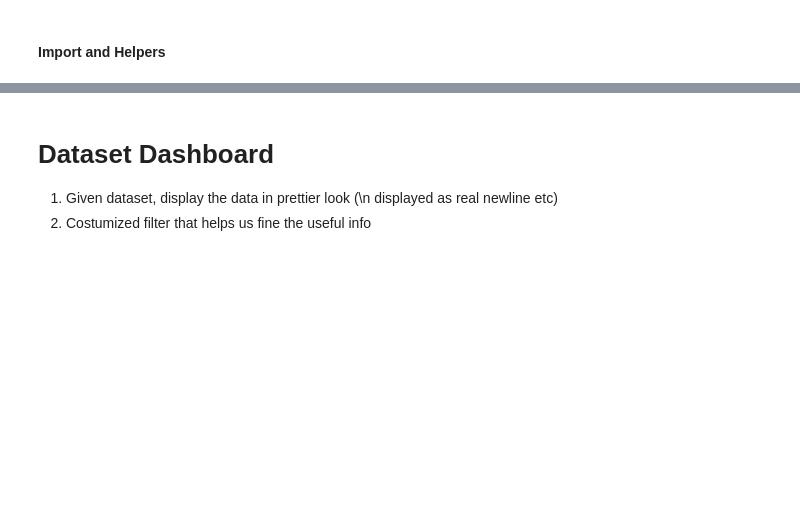
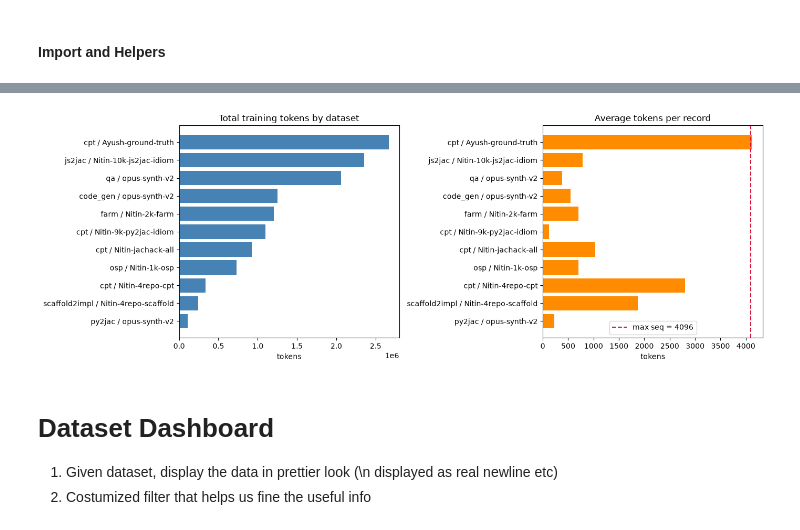
Before and after one commit to RUI030/JacCoder, a Jupyter notebook: script/notebook/dataset.ipynb, the cells around one changed output, grey strips where cells are left out. Drawn from its saved outputs; the diff is of its cells as text; code cells hidden in the pictures; blank space fills up the shorter version.

```diff
--- a/script/notebook/dataset.ipynb
+++ b/script/notebook/dataset.ipynb
@@ -26,0 +34,6 @@ def match(meta, flt):
+# %%
+DATASET_ROOT    = Path("../../dataset")
+TOKENIZER_NAME  = "ornith-ai/Ornith-1.5-9B"
+EXACT_TOKENS    = True
+MAX_SEQ_LENGTH  = 4096
+TOKEN_BATCH_SIZE = 256
@@ -27,3 +134,19 @@ def match(meta, flt):
+# %%
+plot_df = overview_df.sort_values("Total tokens")
+labels = plot_df["Task type"] + " / " + plot_df["Dataset"]
+fig, axes = plt.subplots(1, 2, figsize=(14, max(5, len(plot_df) * 0.45)))
+axes[0].barh(labels, plo t_df["Total tokens"], color="steelblue")
+axes[0].set_title("Total training tokens by dataset")
+axes[0].set_xlabel("tokens")
+axes[1].barh(labels, plot_df["Avg. #tokens"], color="darkorange")
+axes[1].axvline(MAX_SEQ_LENGTH, color="crimson", linestyle="--", label=f"max seq = {MAX_SEQ_LENGTH}")
+axes[1].set_title("Average tokens per record")
+axes[1].set_xlabel("tokens")
+axes[1].legend()
+plt.tight_layout()
+plt.show()
+# %% [output]
+[figure, added]
 # %% [markdown]
 # Dataset Dashboard
 1. Given dataset, display the data in prettier look (\n displayed as real newline etc)
```
Also changed, not shown: parts of 6 cells of this notebook, 16 other files.
